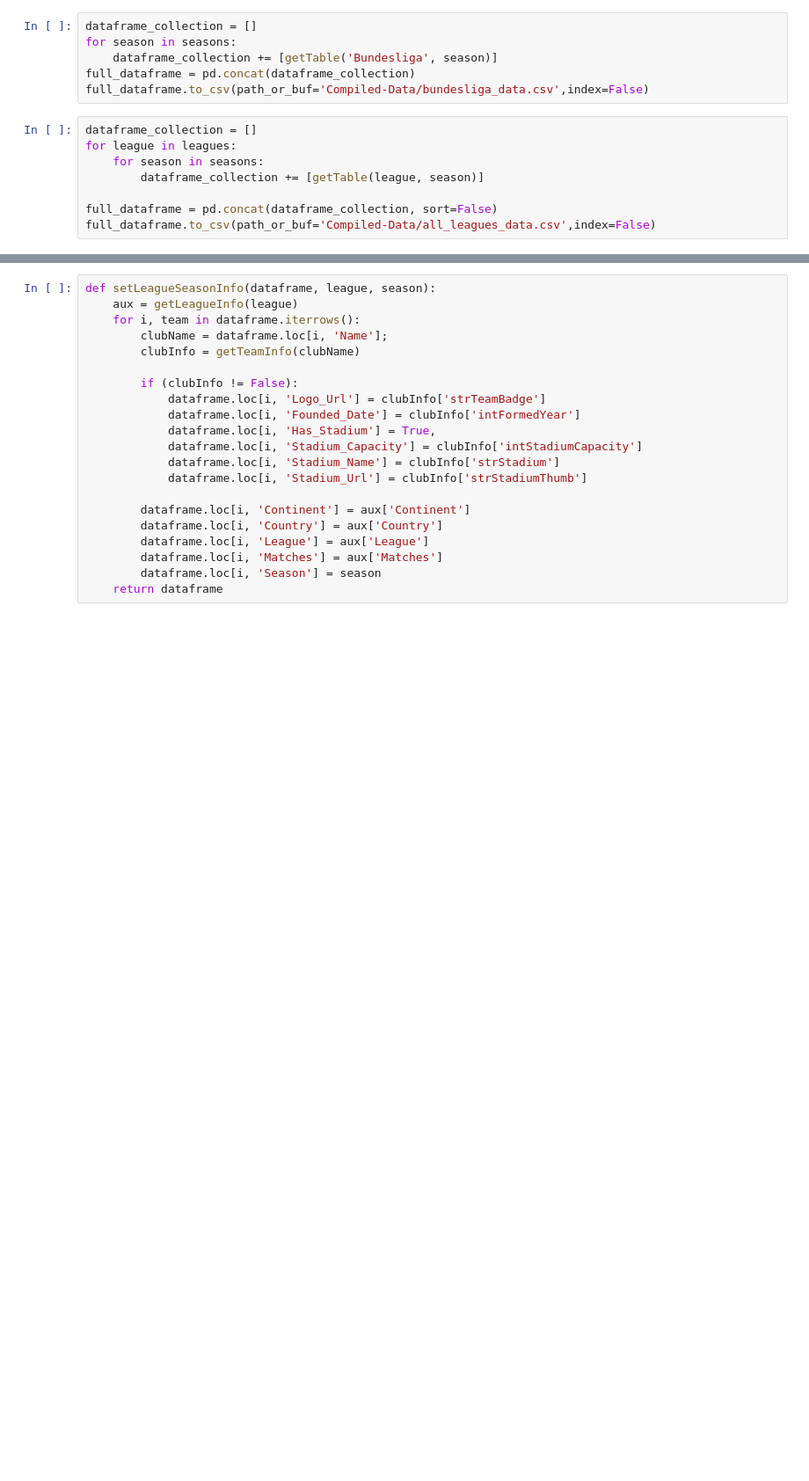
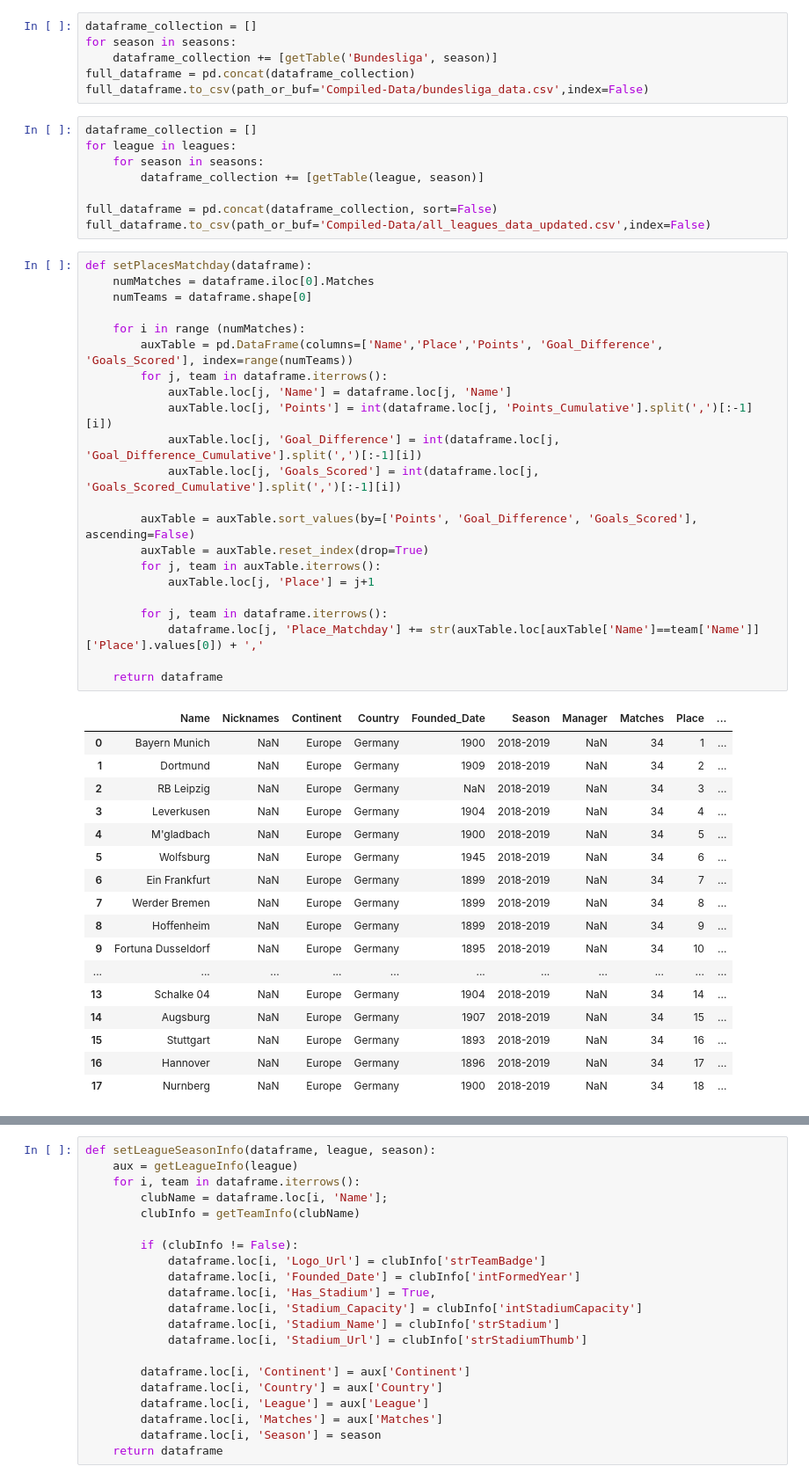
Before and after one commit to Felipe-Assis/Data-Visualization, a Jupyter notebook: Data Processing.ipynb, the cells around one changed output, grey strips where cells are left out. Shown at 88% size. Drawn from its saved outputs; the diff is of its cells as text; blank space fills up the shorter version.

Commit message:
add place by matchday

```diff
--- a/Data Processing.ipynb
+++ b/Data Processing.ipynb
@@ -415,7 +444,47 @@ for league in leagues:
         dataframe_collection += [getTable(league, season)]
 
 full_dataframe = pd.concat(dataframe_collection, sort=False)
-full_dataframe.to_csv(path_or_buf='Compiled-Data/all_leagues_data.csv',index=False)
+full_dataframe.to_csv(path_or_buf='Compiled-Data/all_leagues_data_updated.csv',index=False)
+# %%
+def setPlacesMatchday(dataframe):
+    numMatches = dataframe.iloc[0].Matches
+    numTeams = dataframe.shape[0]
+
+    for i in range (numMatches):
+        auxTable = pd.DataFrame(columns=['Name','Place','Points', 'Goal_Difference', 'Goals_Scored'], index=range(numTeams))
+        for j, team in dataframe.iterrows():
+            auxTable.loc[j, 'Name'] = dataframe.loc[j, 'Name']
+            auxTable.loc[j, 'Points'] = int(dataframe.loc[j, 'Points_Cumulative'].split(',')[:-1][i])
+            auxTable.loc[j, 'Goal_Difference'] = int(dataframe.loc[j, 'Goal_Difference_Cumulative'].split(',')[:-1][i])
+            auxTable.loc[j, 'Goals_Scored'] = int(dataframe.loc[j, 'Goals_Scored_Cumulative'].split(',')[:-1][i])
+
+        auxTable = auxTable.sort_values(by=['Points', 'Goal_Difference', 'Goals_Scored'], ascending=False)
+        auxTable = auxTable.reset_index(drop=True)
+        for j, team in auxTable.iterrows():
+            auxTable.loc[j, 'Place'] = j+1
+
+        for j, team in dataframe.iterrows():
+            dataframe.loc[j, 'Place_Matchday'] += str(auxTable.loc[auxTable['Name']==team['Name']]['Place'].values[0]) + ','
+
+    return dataframe
+# %% [output]
+|  | Name | Nicknames | Continent | Country | Founded_Date | Season | Manager | Matches | Place | ... |
+| 0 | Bayern Munich | NaN | Europe | Germany | 1900 | 2018-2019 | NaN | 34 | 1 | ... |
+| 1 | Dortmund | NaN | Europe | Germany | 1909 | 2018-2019 | NaN | 34 | 2 | ... |
+| 2 | RB Leipzig | NaN | Europe | Germany | NaN | 2018-2019 | NaN | 34 | 3 | ... |
+| 3 | Leverkusen | NaN | Europe | Germany | 1904 | 2018-2019 | NaN | 34 | 4 | ... |
+| 4 | M'gladbach | NaN | Europe | Germany | 1900 | 2018-2019 | NaN | 34 | 5 | ... |
+| 5 | Wolfsburg | NaN | Europe | Germany | 1945 | 2018-2019 | NaN | 34 | 6 | ... |
+| 6 | Ein Frankfurt | NaN | Europe | Germany | 1899 | 2018-2019 | NaN | 34 | 7 | ... |
+| 7 | Werder Bremen | NaN | Europe | Germany | 1899 | 2018-2019 | NaN | 34 | 8 | ... |
+| 8 | Hoffenheim | NaN | Europe | Germany | 1899 | 2018-2019 | NaN | 34 | 9 | ... |
+| 9 | Fortuna Dusseldorf | NaN | Europe | Germany | 1895 | 2018-2019 | NaN | 34 | 10 | ... |
+| ... | ... | ... | ... | ... | ... | ... | ... | ... | ... | ... |
+| 13 | Schalke 04 | NaN | Europe | Germany | 1904 | 2018-2019 | NaN | 34 | 14 | ... |
+| 14 | Augsburg | NaN | Europe | Germany | 1907 | 2018-2019 | NaN | 34 | 15 | ... |
+| 15 | Stuttgart | NaN | Europe | Germany | 1893 | 2018-2019 | NaN | 34 | 16 | ... |
+| 16 | Hannover | NaN | Europe | Germany | 1896 | 2018-2019 | NaN | 34 | 17 | ... |
+| 17 | Nurnberg | NaN | Europe | Germany | 1900 | 2018-2019 | NaN | 34 | 18 | ... |
 # %%
 def setPlaces(dataframe):
     dataframe.sort_values(by=['Points', 'Goal_Difference', 'Goals_Scored'], ascending=False, inplace=True)
```
Also changed, not shown: parts of 3 cells of this notebook, 1 other file.
